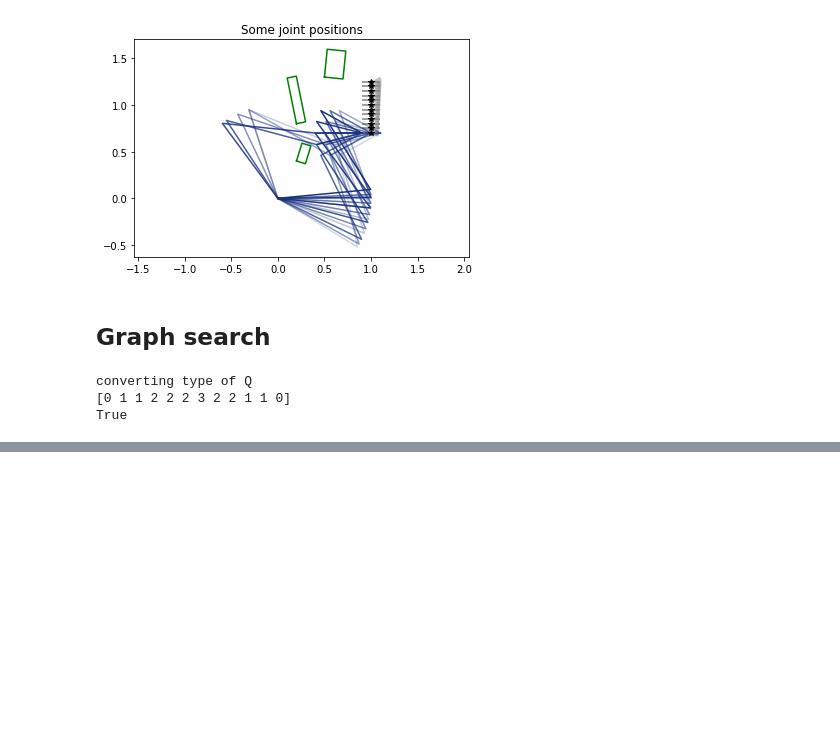
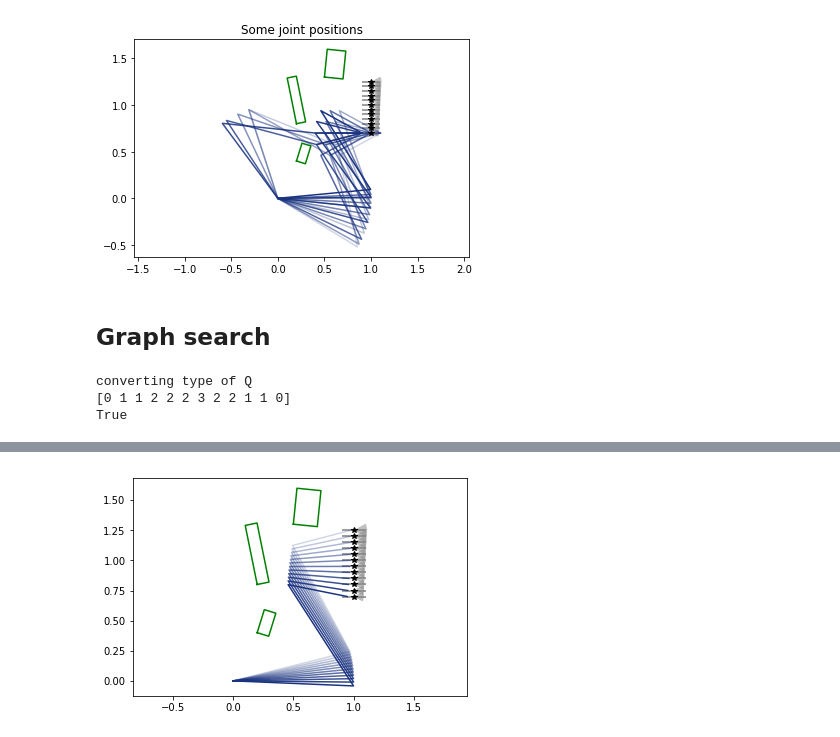
Before and after one commit to JeroenDM/planar_python_robotics, a Jupyter notebook: example_3R_robot.py.ipynb, the cells around one changed output, grey strips where cells are left out. Saved outputs shown, nothing was run; the diff lists cells and outputs as text; code cells hidden in the pictures; blank space fills up the shorter version.

```diff
--- a/example_3R_robot.py.ipynb
+++ b/example_3R_robot.py.ipynb
@@ -103,0 +159,9 @@ plt.show()
+# %%
+fig8, ax8 = plt.subplots()
+ax8.axis('equal')
+robot1.plot_path_kinematics(ax8, q_opt3)
+for r in sc1: r.plot(ax8, 'g')
+for tp in path1: tp.plot(ax8)
+plt.show()
+# %% [output]
+[figure, added]
```
Also changed, not shown: parts of 16 cells of this notebook, 3 other files.
